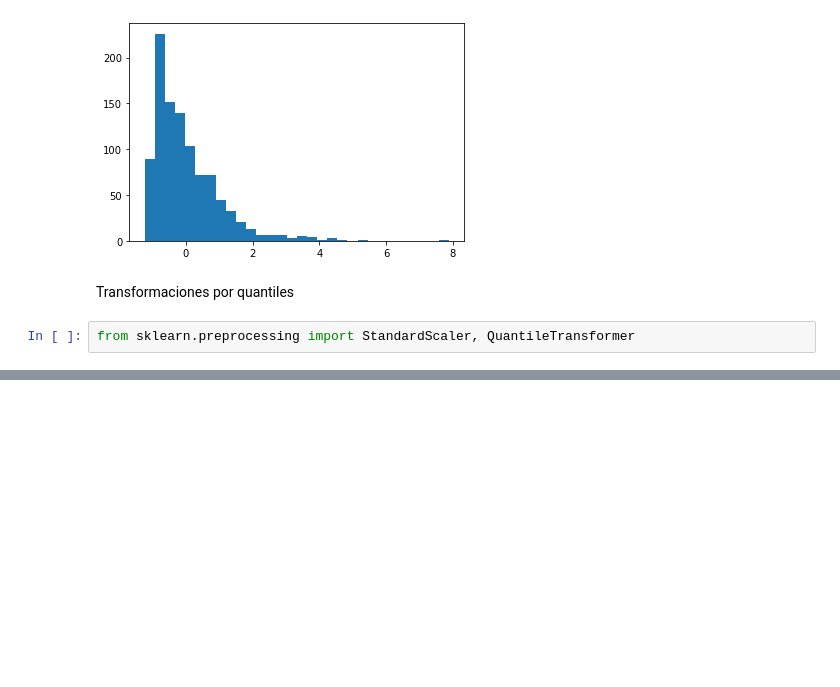
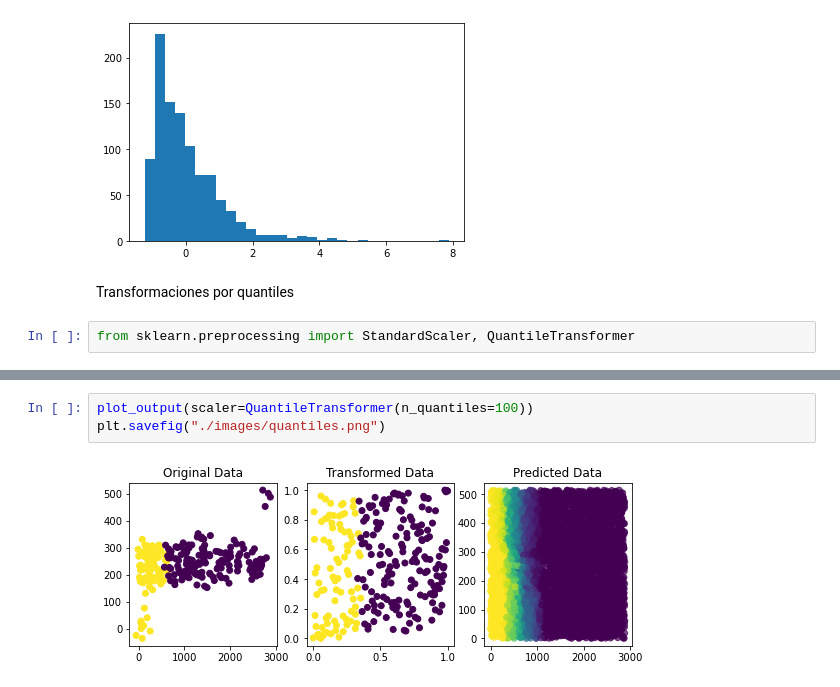
Before and after one commit to Scikit-learn-freecodecamp/2-Preprocessing, a Jupyter notebook: Preprocessing.ipynb, the cells around one changed output, grey strips where cells are left out. Saved outputs shown, nothing was run; the diff lists cells and outputs as text; blank space fills up the shorter version.

```diff
--- a/Preprocessing.ipynb
+++ b/Preprocessing.ipynb
@@ -91,0 +125,5 @@ plt.scatter(X_new[:, 0], X_new[:, 1], c=y);
+# %%
+plot_output(scaler=QuantileTransformer(n_quantiles=100))
+plt.savefig("./images/quantiles.png")
+# %% [output]
+[figure, added]
```
Also changed, not shown: parts of 12 cells of this notebook, 5 other files.
